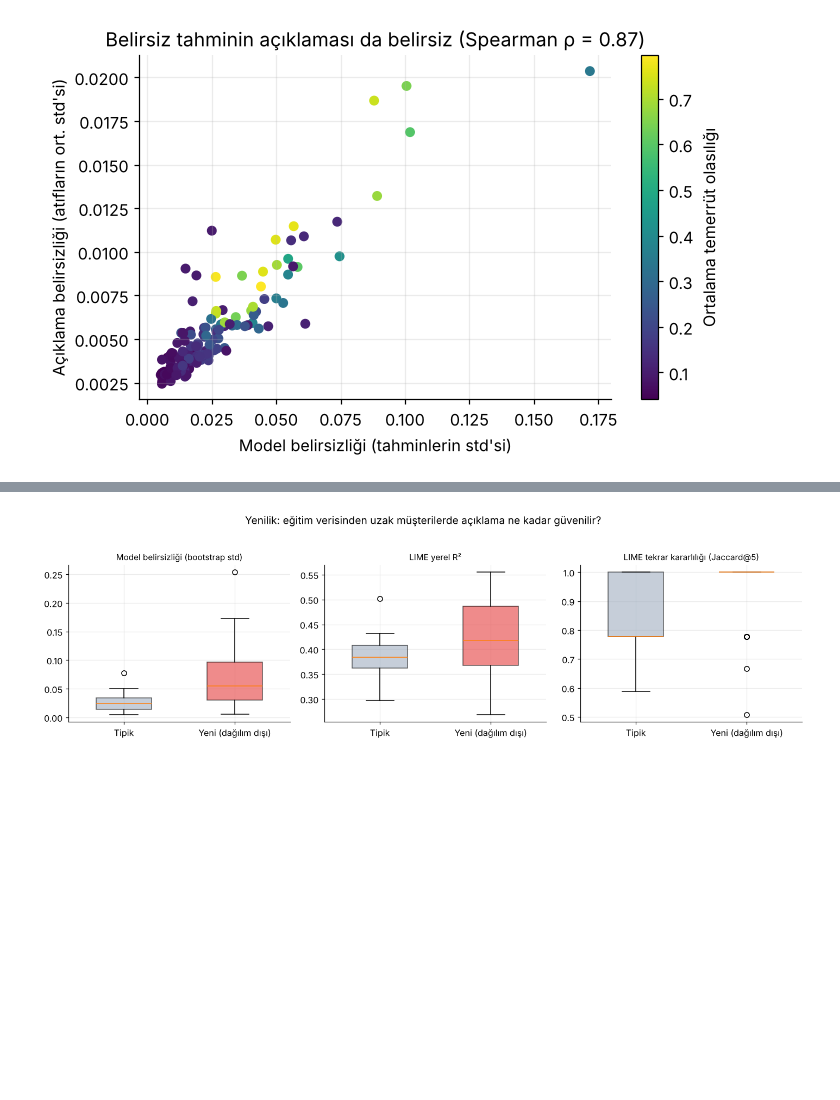
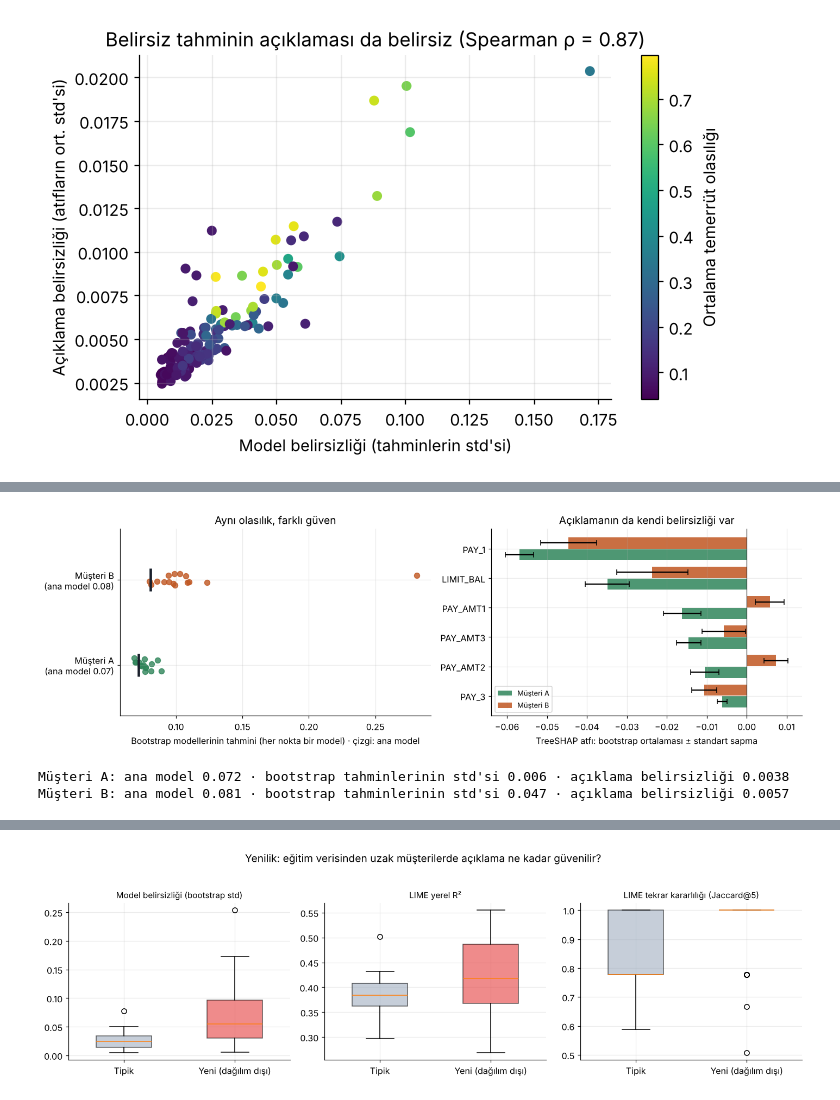
Before and after one commit to mesutpolatgil/xai-dersi-2026, a Jupyter notebook: 2026-guz/32_evaluation-of-interpretability-methods/uygulama/berkaycongar-20269258007/uygulama.ipynb, the cells around one changed output, grey strips where cells are left out. Saved outputs shown, nothing was run; the diff lists cells and outputs as text; code cells hidden in the pictures; blank space fills up the shorter version.

```diff
--- a/2026-guz/32_evaluation-of-interpretability-methods/uygulama/berkaycongar-20269258007/uygulama.ipynb
+++ b/2026-guz/32_evaluation-of-interpretability-methods/uygulama/berkaycongar-20269258007/uygulama.ipynb
@@ -493,2 +611,41 @@ plt.show()
+# %%
+p_ana = f(Xa)
+en_iyi = (0.0, 0, 1)
+for i in range(len(Xa)):
+    for j in range(len(Xa)):
+        if i != j and abs(p_ana[i] - p_ana[j]) < 0.01 and model_belirsizligi[j] > model_belirsizligi[i] > 0:
+            oran = model_belirsizligi[j] / model_belirsizligi[i]
+            if oran > en_iyi[0]:
+                en_iyi = (oran, i, j)
+_, iA, iB = en_iyi
+
+fig, (a1, a2) = plt.subplots(1, 2, figsize=(13, 4.2))
+for k, (ii, renk) in enumerate([(iA, "#2F855A"), (iB, "#C05621")]):
+    a1.scatter(boot_tahmin[:, ii], k + rng_ek.uniform(-0.08, 0.08, B_BOOT), color=renk, s=42, alpha=0.8)
+    a1.plot(p_ana[ii], k, marker="|", ms=28, mew=3, color="#1A202C")
+a1.set_yticks([0, 1], [f"Müşteri A\n(ana model {p_ana[iA]:.2f})", f"Müşteri B\n(ana model {p_ana[iB]:.2f})"])
+a1.set_ylim(-0.6, 1.6)
+a1.set_xlabel("Bootstrap modellerinin tahmini (her nokta bir model) · çizgi: ana model")
+a1.set_title("Aynı olasılık, farklı güven")
+ust6 = np.argsort(-(np.abs(boot_aciklama[:, iA].mean(0)) + np.abs(boot_aciklama[:, iB].mean(0))))[:6][::-1]
+y_ = np.arange(len(ust6))
+for ii, renk, kay, ad in [(iA, "#2F855A", -0.2, "Müşteri A"), (iB, "#C05621", 0.2, "Müşteri B")]:
+    a2.barh(y_ + kay, boot_aciklama[:, ii, ust6].mean(0), height=0.38, xerr=boot_aciklama[:, ii, ust6].std(0),
+            color=renk, alpha=0.85, label=ad, capsize=3)
+a2.set_yticks(y_, [OZN[j] for j in ust6])
+a2.axvline(0, color="#333", lw=0.8)
+a2.set_xlabel("TreeSHAP atfı: bootstrap ortalaması ± standart sapma")
+a2.set_title("Açıklamanın da kendi belirsizliği var")
+a2.legend(fontsize=8.5)
+plt.tight_layout()
+sekil_kaydet("06a-kitap-ornegi-ayni-olasilik")
+plt.show()
+for ad, ii in [("A", iA), ("B", iB)]:
+    print(f"Müşteri {ad}: ana model {p_ana[ii]:.3f} · bootstrap tahminlerinin std'si {model_belirsizligi[ii]:.3f} · "
+          f"açıklama belirsizliği {aciklama_belirsizligi[ii]:.4f}")
+# %% [output]
+[figure, added]
+Müşteri A: ana model 0.072 · bootstrap tahminlerinin std'si 0.006 · açıklama belirsizliği 0.0038
+Müşteri B: ana model 0.081 · bootstrap tahminlerinin std'si 0.047 · açıklama belirsizliği 0.0057
 # %% [markdown]
 **Yorum.** Tek bir SHAP grafiği bu belirsizliği göstermez; aynı müşteri için tek bir çubuk dizisi verir. Bölümün önerdiği gibi açıklama,
```
Also changed, not shown: parts of 23 cells of this notebook, 5 other files.
